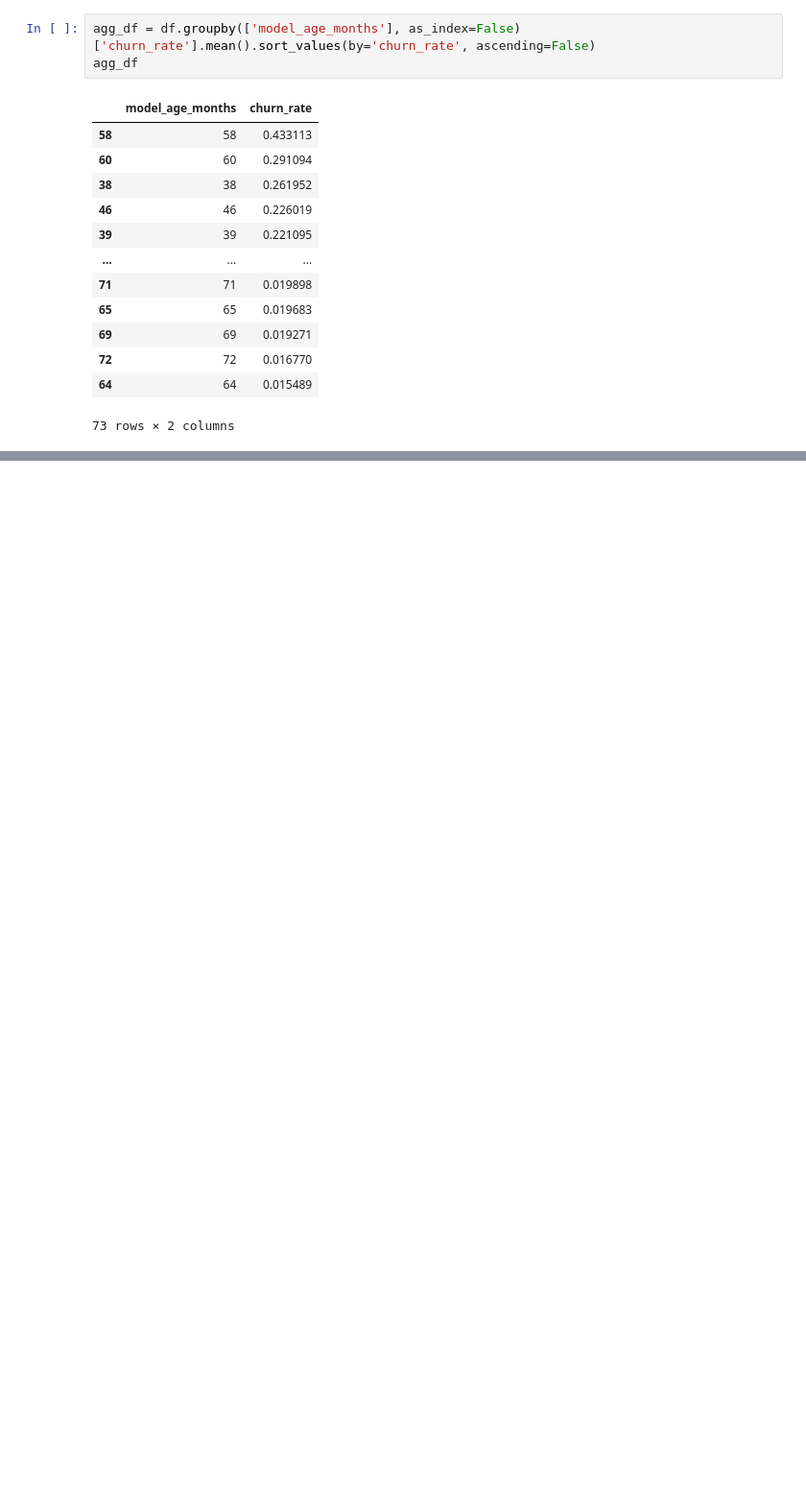
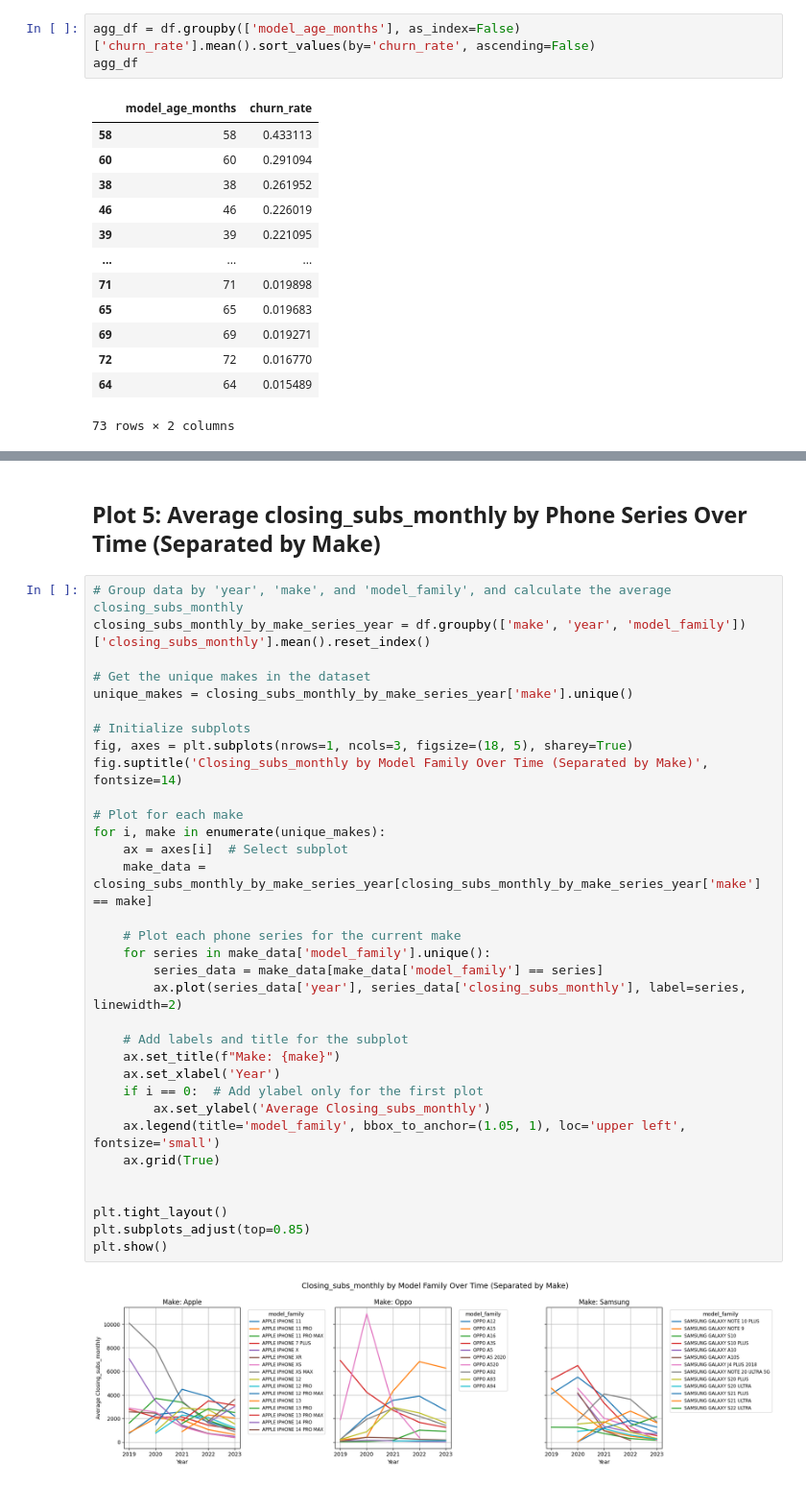
Before and after one commit to ChinSekYi/demand-forcasting-for-phone-devices, a Jupyter notebook: data_insights.ipynb, the cells around one changed output, grey strips where cells are left out. Shown at 96% size. Drawn from its saved outputs; the diff is of its cells as text; blank space fills up the shorter version.

```diff
--- a/data_insights.ipynb
+++ b/data_insights.ipynb
@@ -244,0 +304,37 @@ agg_df
+# %% [markdown]
+## Plot 5: Average closing_subs_monthly by Phone Series Over Time (Separated by Make)
+# %%
+# Group data by 'year', 'make', and 'model_family', and calculate the average closing_subs_monthly
+closing_subs_monthly_by_make_series_year = df.groupby(['make', 'year', 'model_family'])['closing_subs_monthly'].mean().reset_index()
+
+# Get the unique makes in the dataset
+unique_makes = closing_subs_monthly_by_make_series_year['make'].unique()
+
+# Initialize subplots
+fig, axes = plt.subplots(nrows=1, ncols=3, figsize=(18, 5), sharey=True)
+fig.suptitle('Closing_subs_monthly by Model Family Over Time (Separated by Make)', fontsize=14)
+
+# Plot for each make
+for i, make in enumerate(unique_makes):
+    ax = axes[i]  # Select subplot
+    make_data = closing_subs_monthly_by_make_series_year[closing_subs_monthly_by_make_series_year['make'] == make]
+
+    # Plot each phone series for the current make
+    for series in make_data['model_family'].unique():
+        series_data = make_data[make_data['model_family'] == series]
+        ax.plot(series_data['year'], series_data['closing_subs_monthly'], label=series, linewidth=2)
+
+    # Add labels and title for the subplot
+    ax.set_title(f"Make: {make}")
+    ax.set_xlabel('Year')
+    if i == 0:  # Add ylabel only for the first plot
+        ax.set_ylabel('Average Closing_subs_monthly')
+    ax.legend(title='model_family', bbox_to_anchor=(1.05, 1), loc='upper left', fontsize='small')
+    ax.grid(True)
+
+
+plt.tight_layout()
+plt.subplots_adjust(top=0.85)
+plt.show()
+# %% [output]
+[figure, added]
```
Also changed, not shown: parts of 21 cells of this notebook, 6 other files.
